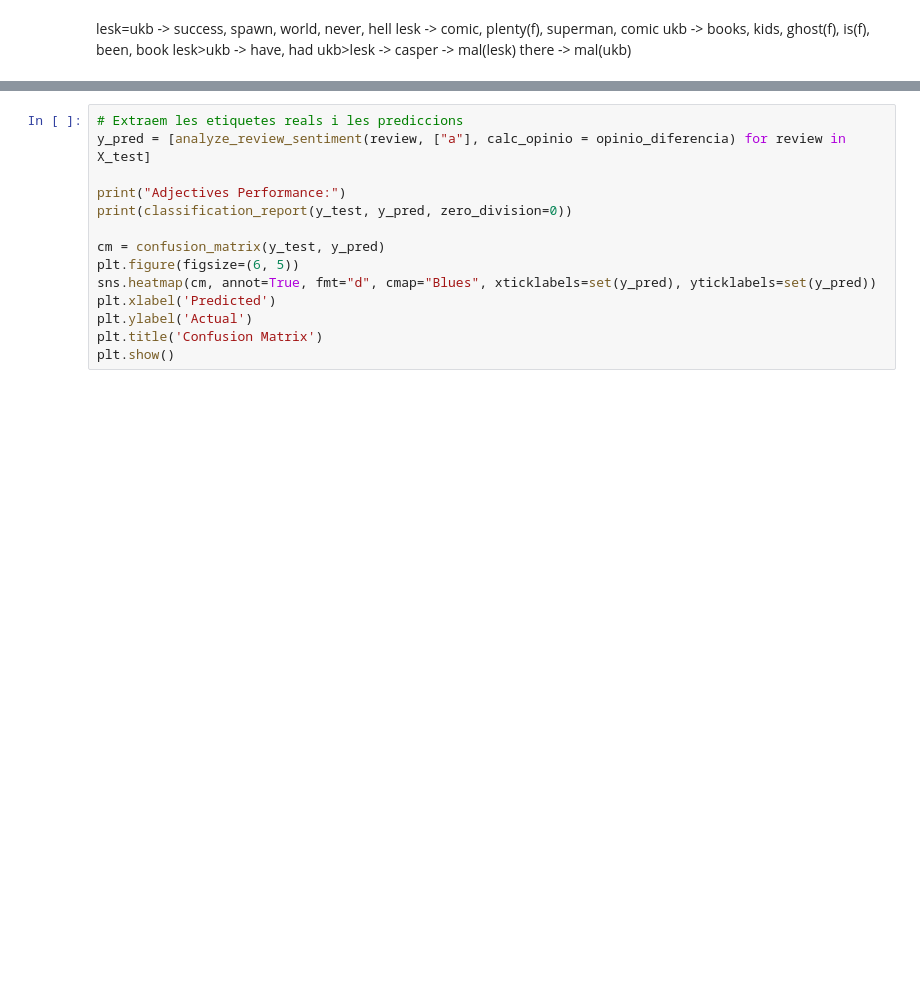
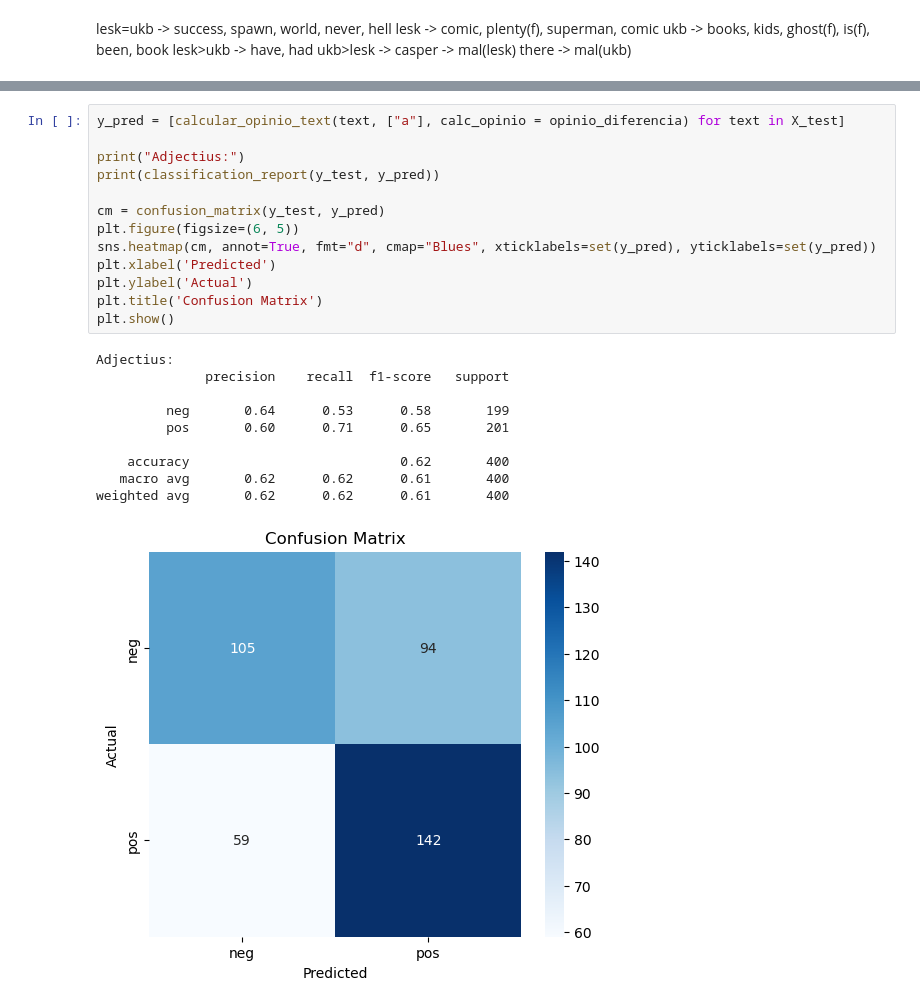
Before and after one commit to dz2pz/PLH-Deteccio-Opinions, a Jupyter notebook: Detecció d'opinions.ipynb, the cells around one changed output, grey strips where cells are left out. Cells and saved outputs as stored; diff of their text form; blank space fills up the shorter version.

```diff
--- a/Detecció d'opinions.ipynb
+++ b/Detecció d'opinions.ipynb
@@ -494,14 +645,24 @@ def analyze_review_sentiment(review, accepted = ["n", "v", "r", "a"], calc_opini
 # %%
-# Extraem les etiquetes reals i les prediccions
-y_pred = [analyze_review_sentiment(review, ["a"], calc_opinio = opinio_diferencia) for review in X_test]
+y_pred = [calcular_opinio_text(text, ["a"], calc_opinio = opinio_diferencia) for text in X_test]
 
-print("Adjectives Performance:")
-print(classification_report(y_test, y_pred, zero_division=0))
+print("Adjectius:")
+print(classification_report(y_test, y_pred))
 
 cm = confusion_matrix(y_test, y_pred)
 plt.figure(figsize=(6, 5))
 sns.heatmap(cm, annot=True, fmt="d", cmap="Blues", xticklabels=set(y_pred), yticklabels=set(y_pred))
 plt.xlabel('Predicted')
 plt.ylabel('Actual')
 plt.title('Confusion Matrix')
 plt.show()
+# %% [output]
+Adjectius:
+              precision    recall  f1-score   support
+
+         neg       0.64      0.53      0.58       199
+         pos       0.60      0.71      0.65       201
+
+    accuracy                           0.62       400
+   macro avg       0.62      0.62      0.61       400
+weighted avg       0.62      0.62      0.61       400
+[figure, added]
```
Also changed, not shown: parts of 8 cells of this notebook.
